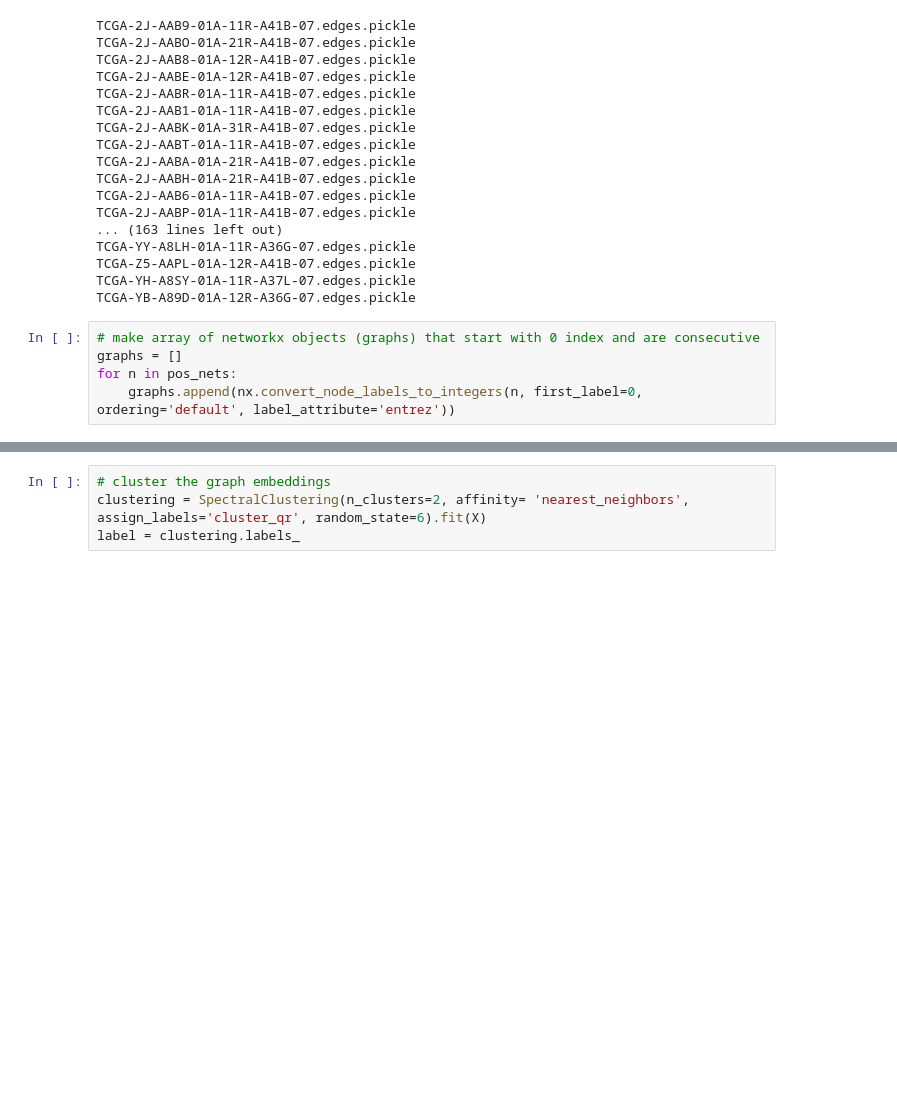
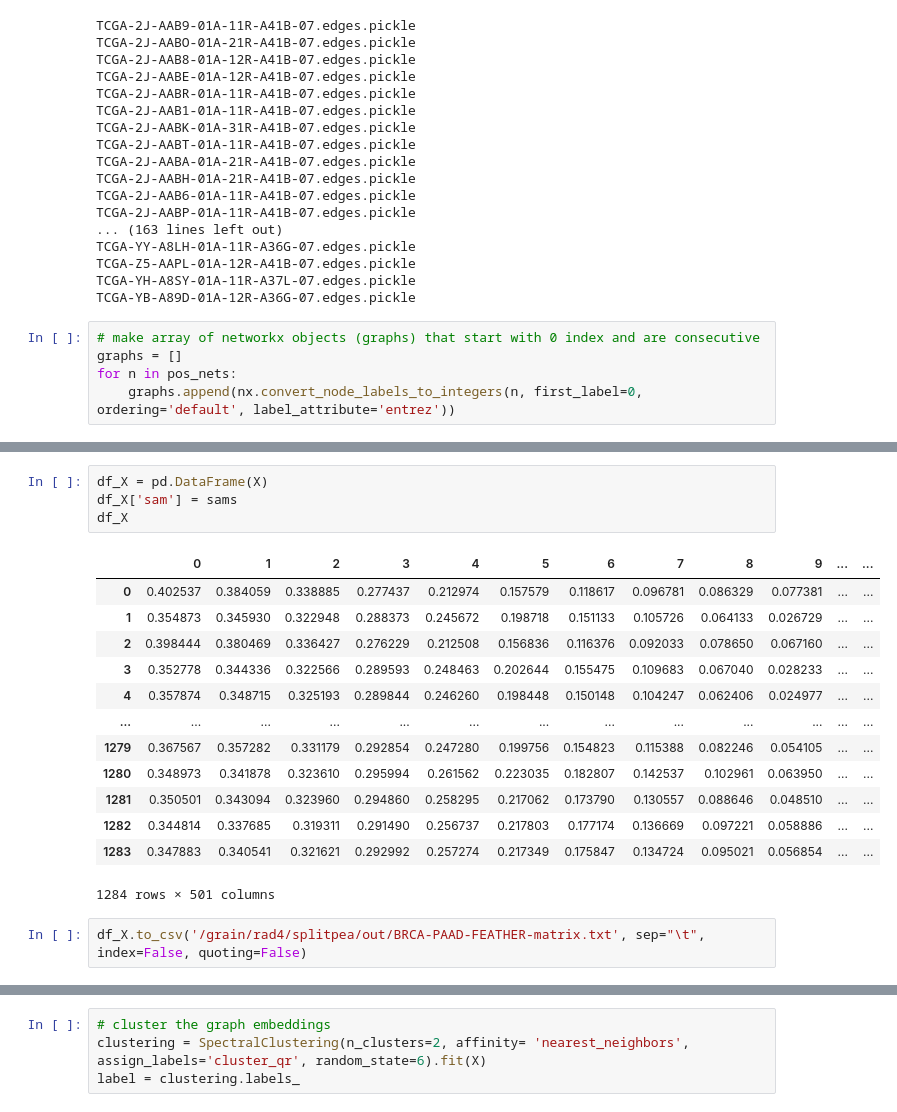
Before and after one commit to ylaboratory/splitpea, a Jupyter notebook: src/analysis/clustering_networks.ipynb, the cells around one changed output, grey strips where cells are left out. Saved outputs shown, nothing was run; the diff lists cells and outputs as text; blank space fills up the shorter version.

```diff
--- a/src/analysis/clustering_networks.ipynb
+++ b/src/analysis/clustering_networks.ipynb
@@ -85,3 +150,23 @@ X.shape
+# %%
+df_X = pd.DataFrame(X)
+df_X['sam'] = sams
+df_X
+# %% [output]
+|  | 0 | 1 | 2 | 3 | 4 | 5 | 6 | 7 | 8 | 9 | ... | ... |
+| 0 | 0.402537 | 0.384059 | 0.338885 | 0.277437 | 0.212974 | 0.157579 | 0.118617 | 0.096781 | 0.086329 | 0.077381 | ... | ... |
+| 1 | 0.354873 | 0.345930 | 0.322948 | 0.288373 | 0.245672 | 0.198718 | 0.151133 | 0.105726 | 0.064133 | 0.026729 | ... | ... |
+| 2 | 0.398444 | 0.380469 | 0.336427 | 0.276229 | 0.212508 | 0.156836 | 0.116376 | 0.092033 | 0.078650 | 0.067160 | ... | ... |
+| 3 | 0.352778 | 0.344336 | 0.322566 | 0.289593 | 0.248463 | 0.202644 | 0.155475 | 0.109683 | 0.067040 | 0.028233 | ... | ... |
+| 4 | 0.357874 | 0.348715 | 0.325193 | 0.289844 | 0.246260 | 0.198448 | 0.150148 | 0.104247 | 0.062406 | 0.024977 | ... | ... |
+| ... | ... | ... | ... | ... | ... | ... | ... | ... | ... | ... | ... | ... |
+| 1279 | 0.367567 | 0.357282 | 0.331179 | 0.292854 | 0.247280 | 0.199756 | 0.154823 | 0.115388 | 0.082246 | 0.054105 | ... | ... |
+| 1280 | 0.348973 | 0.341878 | 0.323610 | 0.295994 | 0.261562 | 0.223035 | 0.182807 | 0.142537 | 0.102961 | 0.063950 | ... | ... |
+| 1281 | 0.350501 | 0.343094 | 0.323960 | 0.294860 | 0.258295 | 0.217062 | 0.173790 | 0.130557 | 0.088646 | 0.048510 | ... | ... |
+| 1282 | 0.344814 | 0.337685 | 0.319311 | 0.291490 | 0.256737 | 0.217803 | 0.177174 | 0.136669 | 0.097221 | 0.058886 | ... | ... |
+| 1283 | 0.347883 | 0.340541 | 0.321621 | 0.292992 | 0.257274 | 0.217349 | 0.175847 | 0.134724 | 0.095021 | 0.056854 | ... | ... |
+1284 rows × 501 columns
+# %%
+df_X.to_csv('/grain/rad4/splitpea/out/BRCA-PAAD-FEATHER-matrix.txt', sep="\t", index=False, quoting=False)
 # %%
 # determine optimal k
 test = []
```
Also changed, not shown: parts of 7 cells of this notebook.
